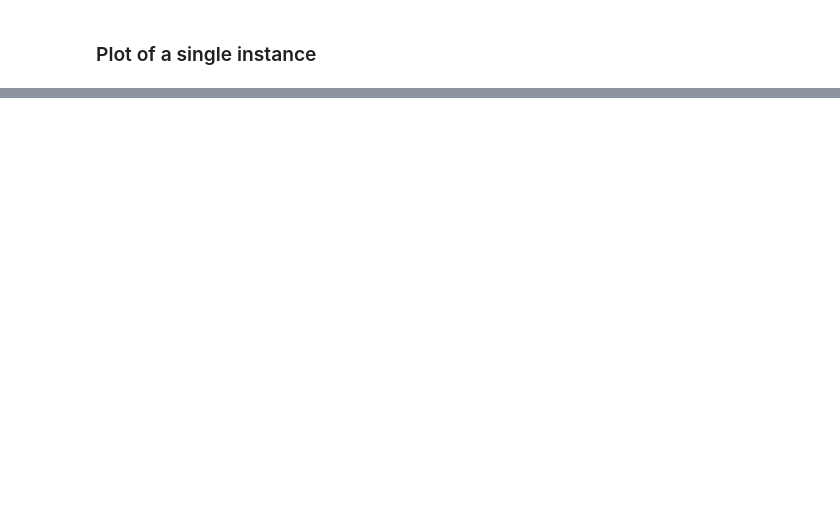
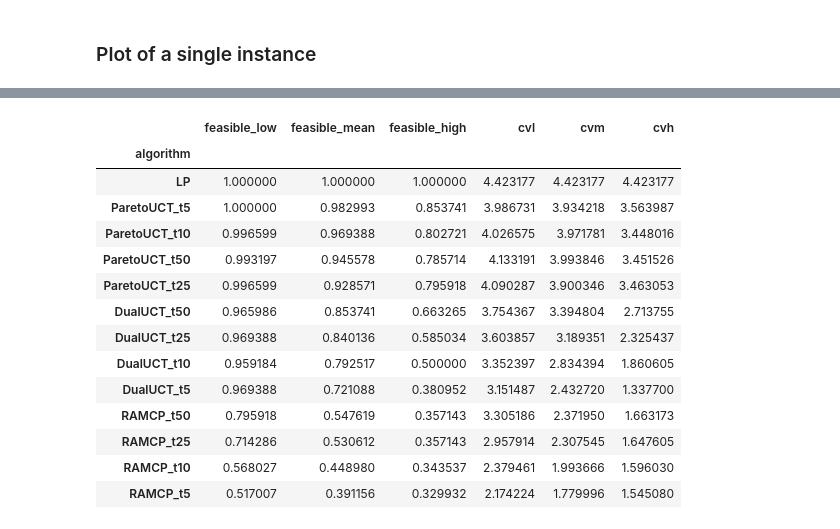
Before and after one commit to kurecka/rats, a Jupyter notebook: notebooks/visualization.ipynb, the cells around one changed output, grey strips where cells are left out. Drawn from its saved outputs; the diff is of its cells as text; code cells hidden in the pictures; blank space fills up the shorter version.

```diff
--- a/notebooks/visualization.ipynb
+++ b/notebooks/visualization.ipynb
@@ -95,0 +212,18 @@ g.savefig('mean_reward_vs_c.svg')
+# %%
+all_data.loc[all_data.c >= 0.2].groupby(['algorithm'])[['feasible_low', 'feasible_mean', 'feasible_high', 'cvl', 'cvm', 'cvh']].mean().sort_values(by='feasible_mean', ascending=False)
+# %% [output]
+|  | feasible_low | feasible_mean | feasible_high | cvl | cvm | cvh |
+| algorithm |  |  |  |  |  |  |
+| LP | 1.000000 | 1.000000 | 1.000000 | 4.423177 | 4.423177 | 4.423177 |
+| ParetoUCT_t5 | 1.000000 | 0.982993 | 0.853741 | 3.986731 | 3.934218 | 3.563987 |
+| ParetoUCT_t10 | 0.996599 | 0.969388 | 0.802721 | 4.026575 | 3.971781 | 3.448016 |
+| ParetoUCT_t50 | 0.993197 | 0.945578 | 0.785714 | 4.133191 | 3.993846 | 3.451526 |
+| ParetoUCT_t25 | 0.996599 | 0.928571 | 0.795918 | 4.090287 | 3.900346 | 3.463053 |
+| DualUCT_t50 | 0.965986 | 0.853741 | 0.663265 | 3.754367 | 3.394804 | 2.713755 |
+| DualUCT_t25 | 0.969388 | 0.840136 | 0.585034 | 3.603857 | 3.189351 | 2.325437 |
+| DualUCT_t10 | 0.959184 | 0.792517 | 0.500000 | 3.352397 | 2.834394 | 1.860605 |
+| DualUCT_t5 | 0.969388 | 0.721088 | 0.380952 | 3.151487 | 2.432720 | 1.337700 |
+| RAMCP_t50 | 0.795918 | 0.547619 | 0.357143 | 3.305186 | 2.371950 | 1.663173 |
+| RAMCP_t25 | 0.714286 | 0.530612 | 0.357143 | 2.957914 | 2.307545 | 1.647605 |
+| RAMCP_t10 | 0.568027 | 0.448980 | 0.343537 | 2.379461 | 1.993666 | 1.596030 |
+| RAMCP_t5 | 0.517007 | 0.391156 | 0.329932 | 2.174224 | 1.779996 | 1.545080 |
```
Also changed, not shown: parts of 9 cells of this notebook, 1 other file.
